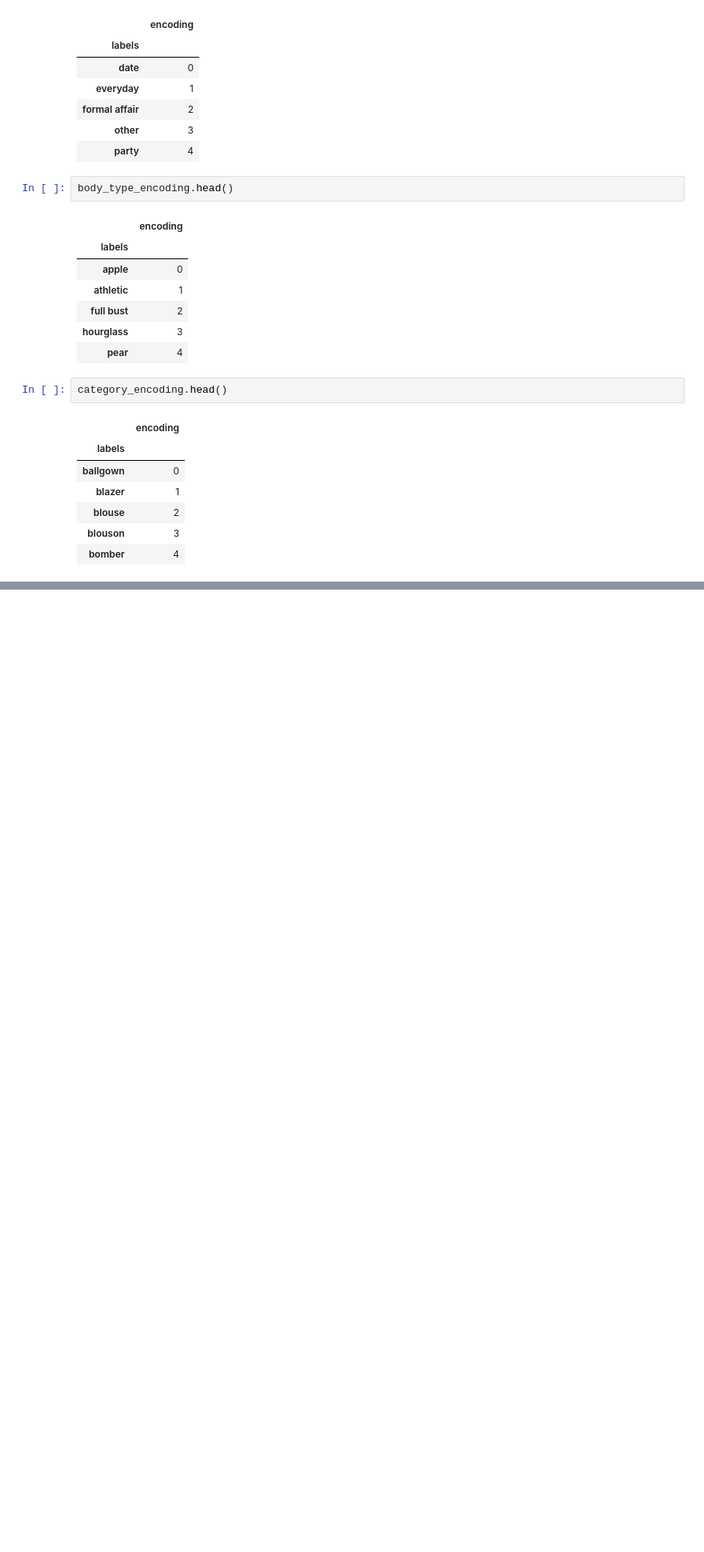
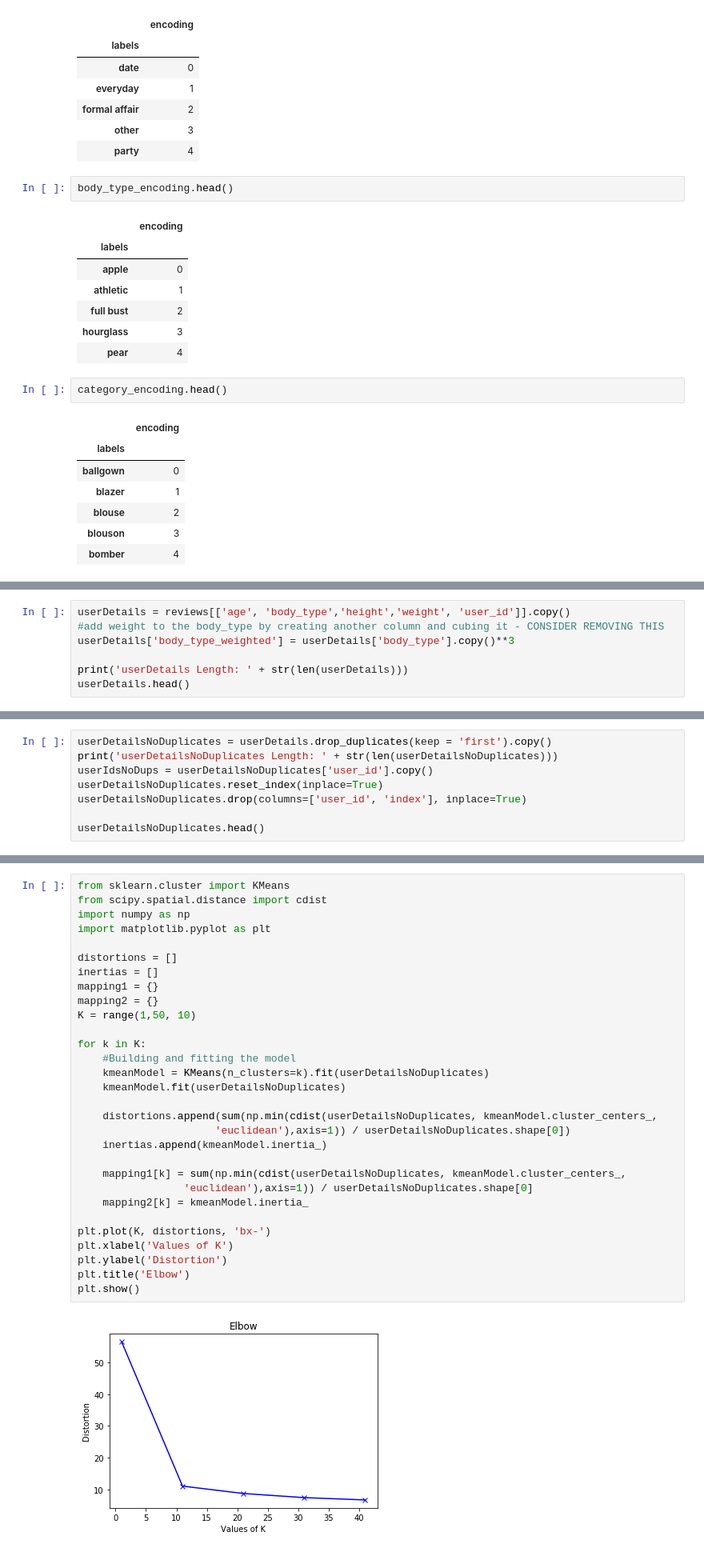
Before and after one commit to mdsvoren/eecs731-final-project, a Jupyter notebook: notebooks/Clustering.ipynb, the cells around one changed output, grey strips where cells are left out. Shown at 80% size. Drawn from its saved outputs; the diff is of its cells as text; blank space fills up the shorter version.

Commit message:
first model

```diff
--- a/notebooks/Clustering.ipynb
+++ b/notebooks/Clustering.ipynb
@@ -50,0 +64,7 @@ category_encoding.head()
+# %%
+userDetails = reviews[['age', 'body_type','height','weight', 'user_id']].copy()
+#add weight to the body_type by creating another column and cubing it - CONSIDER REMOVING THIS
+userDetails['body_type_weighted'] = userDetails['body_type'].copy()**3
+
+print('userDetails Length: ' + str(len(userDetails)))
+userDetails.head()
@@ -50,0 +79,8 @@ category_encoding.head()
+# %%
+userDetailsNoDuplicates = userDetails.drop_duplicates(keep = 'first').copy()
+print('userDetailsNoDuplicates Length: ' + str(len(userDetailsNoDuplicates)))
+userIdsNoDups = userDetailsNoDuplicates['user_id'].copy()
+userDetailsNoDuplicates.reset_index(inplace=True)
+userDetailsNoDuplicates.drop(columns=['user_id', 'index'], inplace=True)
+
+userDetailsNoDuplicates.head()
@@ -50,0 +97,32 @@ category_encoding.head()
+# %%
+from sklearn.cluster import KMeans
+from scipy.spatial.distance import cdist
+import numpy as np
+import matplotlib.pyplot as plt
+
+distortions = []
+inertias = []
+mapping1 = {}
+mapping2 = {}
+K = range(1,50, 10)
+
+for k in K:
+    #Building and fitting the model
+    kmeanModel = KMeans(n_clusters=k).fit(userDetailsNoDuplicates)
+    kmeanModel.fit(userDetailsNoDuplicates)
+
+    distortions.append(sum(np.min(cdist(userDetailsNoDuplicates, kmeanModel.cluster_centers_,
+                      'euclidean'),axis=1)) / userDetailsNoDuplicates.shape[0])
+    inertias.append(kmeanModel.inertia_)
+
+    mapping1[k] = sum(np.min(cdist(userDetailsNoDuplicates, kmeanModel.cluster_centers_,
+                 'euclidean'),axis=1)) / userDetailsNoDuplicates.shape[0]
+    mapping2[k] = kmeanModel.inertia_
+
+plt.plot(K, distortions, 'bx-')
+plt.xlabel('Values of K')
+plt.ylabel('Distortion')
+plt.title('Elbow')
+plt.show()
+# %% [output]
+[figure, added]
```
Also changed, not shown: parts of 15 cells of this notebook.
